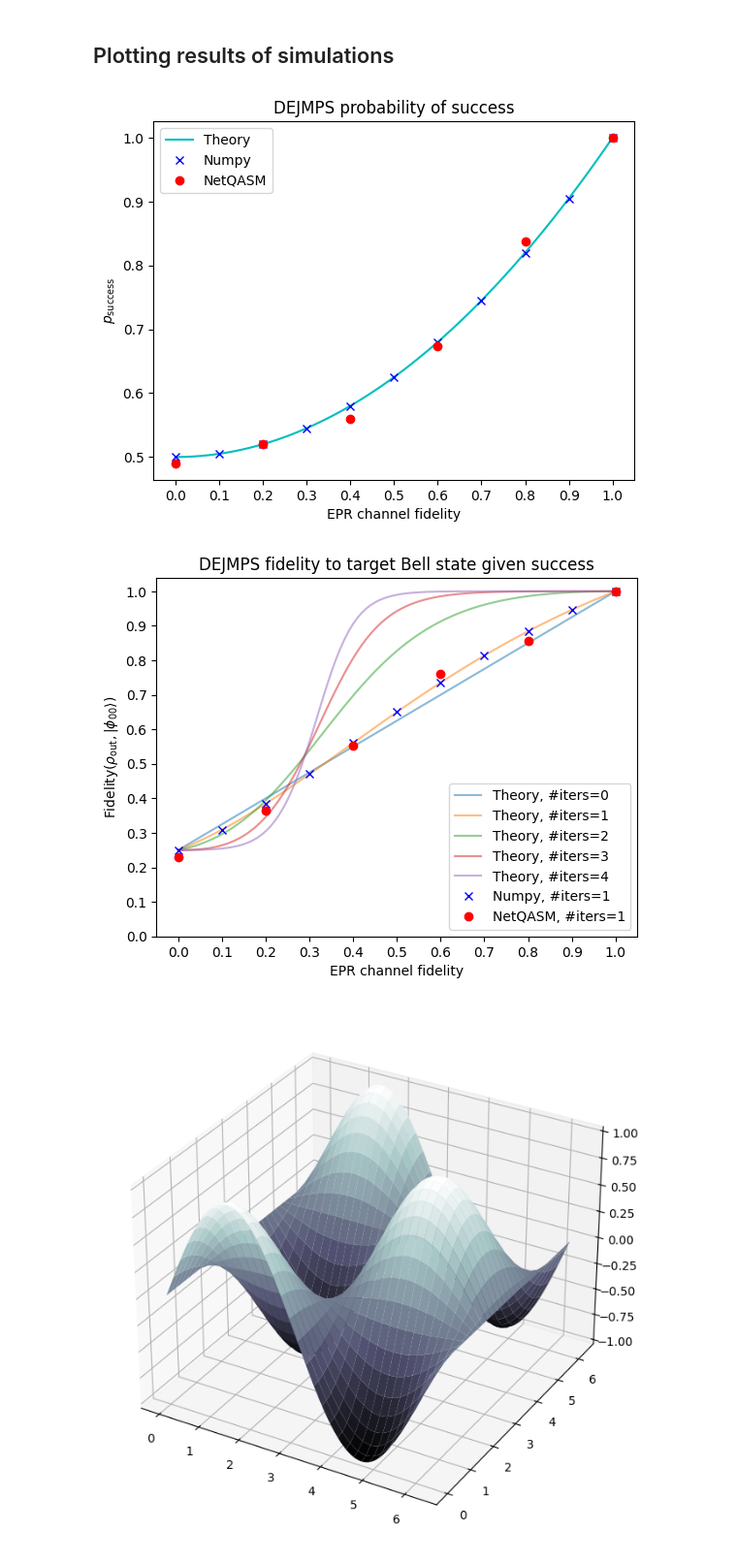
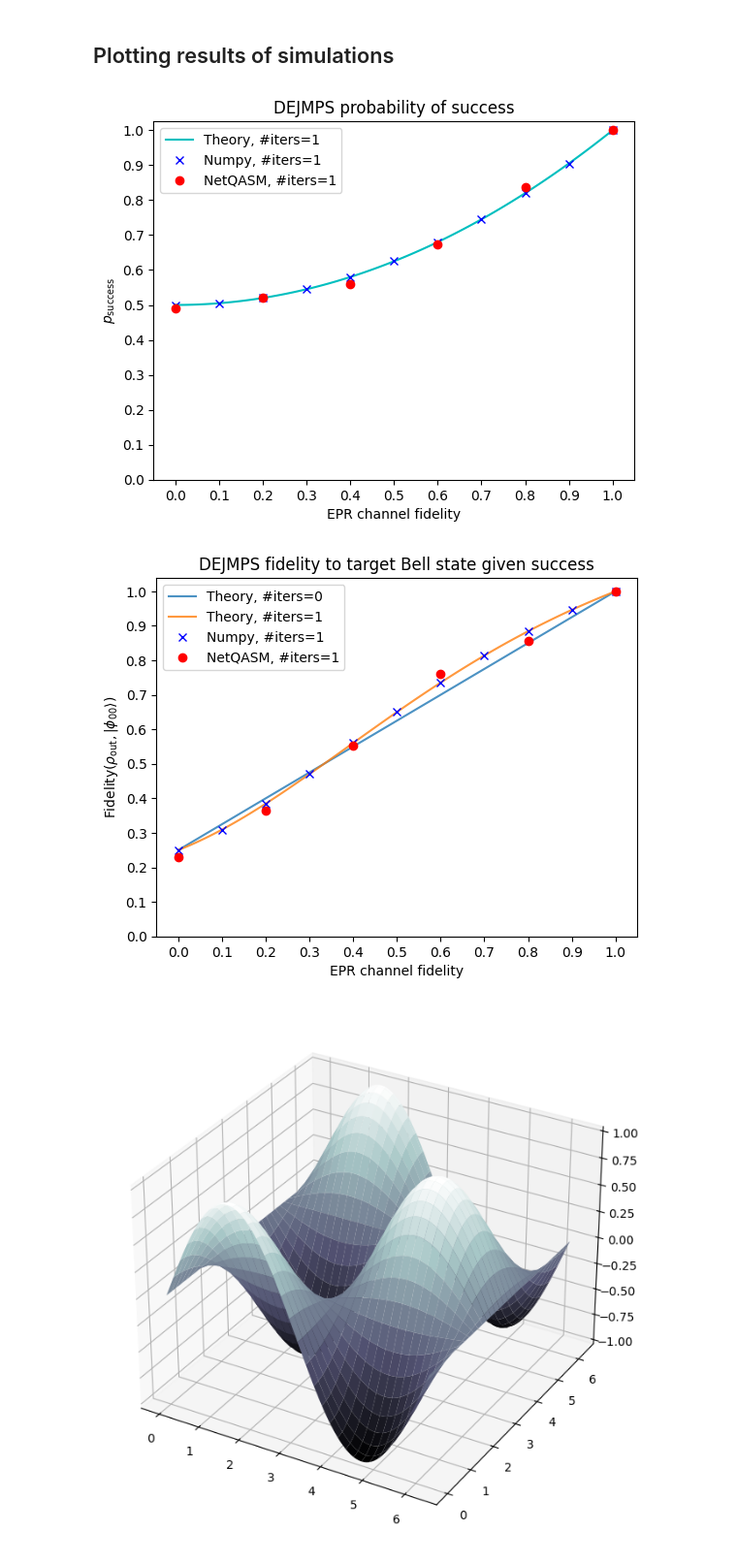
Before and after one commit to iDragos1234/CS4090, a Jupyter notebook: project/dejmps/dejmps_simulation.ipynb, the cells around one changed output. Shown at 97% size. Cells and saved outputs as stored; diff of their text form; code cells hidden in the pictures.

```diff
--- a/project/dejmps/dejmps_simulation.ipynb
+++ b/project/dejmps/dejmps_simulation.ipynb
@@ -31,34 +26,31 @@ povm_epr2 = POVM(
 # %%
+GRID_SIZE = 11
+TARGET_STATE = bell_state()
 numpy_sim_results = []
 
-for epr_channel_fidelity in np.linspace(0, 1, 11):
-    # Create two EPR pairs between Alice and Bob
-    epr_1 = epr_2 = werner_state(epr_channel_fidelity)
+for gate_fidelity in np.linspace(0, 1, GRID_SIZE):
+    for epr_channel_fidelity in np.linspace(0, 1, GRID_SIZE):
+        # Create two EPR pairs between Alice and Bob
+        epr_1 = epr_2 = werner_state(epr_channel_fidelity)
 
-    # Create ensemble of two EPR pairs
-    # (qubits in order: |1A, 1B, 2A, 2B>)
-    rho = kron([epr_1, epr_2])
+        # Create ensemble of two EPR pairs (qubits in order: |1A, 1B, 2A, 2B>)
+        rho = kron([epr_1, epr_2])
 
-    # Apply DEJMPS circuit
-    rho = dejmps_circuit(rho)
+        # Apply DEJMPS circuit
+        probs, rho_outs = dejmps_circuit(rho)
 
-    # Compute probabilities and outcome states
-    # when measuring qubits 2A and 2B
-    probs, rho_outs = povm_epr2(rho)
+        # Compute fidelity wrt. the Bell state phi_00
+        fidels = np.array([fidelity(dm, TARGET_STATE) for dm in rho_outs])
 
-    # Compute fidelity wrt. the Bell state phi_00
-    target_state = bell_state()
-    fidels = np.array([fidelity(dm, target_state) for dm in rho_outs])
+        # Compute probability of success and average fidelity **given** success
+        prob_succ = np.sum(probs[[0, 3]])
+        fidel_succ = np.dot(fidels[[0, 3]], probs[[0, 3]]) / prob_succ
 
-    # Compute probability of success and average fidelity **given** success
-    prob_succ = probs[0] + probs[-1]
-    fidel_succ = (fidels[0] * probs[0] + fidels[-1] * probs[-1]) / prob_succ
-
-    numpy_sim_results.append([epr_channel_fidelity, prob_succ, fidel_succ])
+        numpy_sim_results.append([gate_fidelity, epr_channel_fidelity, prob_succ, fidel_succ])
 
 numpy_sim_results = np.array(numpy_sim_results)
 
-cols = ['EPR channel fidelity', 'P_Succ', 'F_succ']
+cols = ['Gate fidelity', 'EPR channel fidelity', 'P_Succ', 'F_succ']
 numpy_sim_results = pd.DataFrame(numpy_sim_results, columns=cols)
 
 numpy_sim_results
@@ -154,61 +147,61 @@ def fidelity_succ_theory(epr_channel_fidelity: float, niters: int=0):
 ps = np.linspace(0, 1, 101)
 plt.plot(
     ps, prob_succ_theory(ps),
-    'c-', label='Theory',
+    'c-', label='Theory, #iters=1',
 )
 plt.plot(
-    numpy_sim_results['EPR channel fidelity'],
-    numpy_sim_results['P_Succ'],
-    'xb', label='Numpy',
+    numpy_sim_results.query('`Gate fidelity` == 1.0')['EPR channel fidelity'],
+    numpy_sim_results.query('`Gate fidelity` == 1.0')['P_Succ'],
+    'xb', label='Numpy, #iters=1',
 )
 plt.plot(
     netqasm_sim_results.query('`Gate fidelity` == 1.0')['EPR channel fidelity'],
     netqasm_sim_results.query('`Gate fidelity` == 1.0')['P_succ'],
-    'ro', label='NetQASM'
+    'ro', label='NetQASM, #iters=1'
 )
 plt.title('DEJMPS probability of success')
 plt.xlabel('EPR channel fidelity')
 plt.ylabel(r'$p_\text{success}$')
 ticks = np.arange(11)/10
 plt.xticks(ticks, ticks)
-# plt.yticks(ticks, ticks)
+plt.yticks(ticks, ticks)
 plt.legend()
 plt.show()
 # %% [output]
-[figure, old version]
+[figure, new version]
 # %%
 ps = np.linspace(0, 1, 101)
 
-for niters in range(0, 5):
+for niters in range(0, 2):
     foo = np.vectorize(lambda p: fidelity_succ_theory(p, niters))
     plt.plot(
         ps, foo(ps),
-        alpha=0.5,
+        alpha=0.8,
         label=f'Theory, #iters={niters}',
     )
 
 plt.plot(
-    numpy_sim_results['EPR channel fidelity'],
-    numpy_sim_results['F_succ'],
+    numpy_sim_results.query('`Gate fidelity` == 1.0')['EPR channel fidelity'],
+    numpy_sim_results.query('`Gate fidelity` == 1.0')['F_succ'],
     'xb', label='Numpy, #iters=1',
 )
 
 plt.plot(
     netqasm_sim_results.query('`Gate fidelity` == 1.0')['EPR channel fidelity'],
     netqasm_sim_results.query('`Gate fidelity` == 1.0')['F_succ'],
     'ro', label='NetQASM, #iters=1'
 )
 
 plt.title('DEJMPS fidelity to target Bell state given success')
 plt.xlabel('EPR channel fidelity')
 plt.ylabel(r'$\text{Fidelity}(\rho_\text{out}, \vert\phi_{00}\rangle)$')
 ticks = np.arange(11)/10
 plt.xticks(ticks, ticks)
 plt.yticks(ticks, ticks)
 plt.legend()
 plt.show()
 # %% [output]
-[figure, old version]
+[figure, new version]
 # %%
 # Example of 3D plot
 
```
Also changed, not shown: parts of 2 cells of this notebook, 2 other files.
